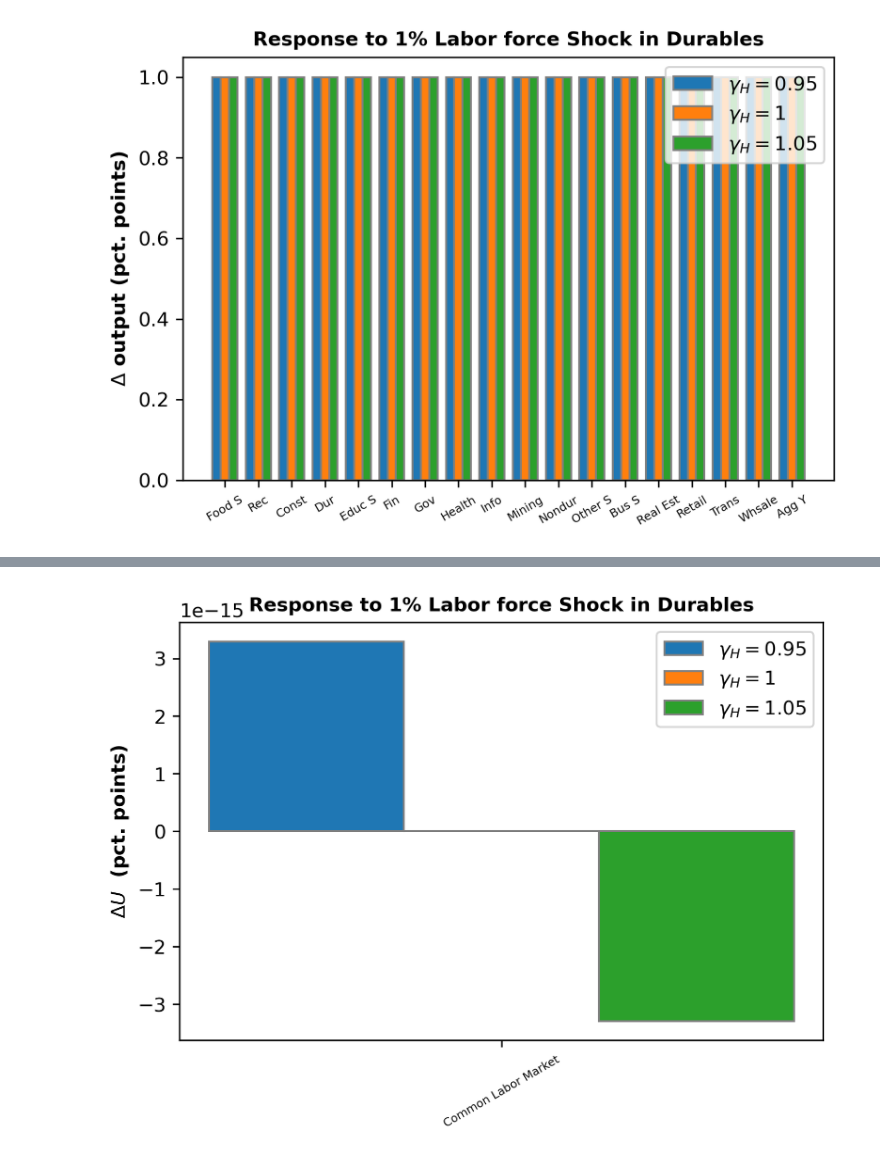
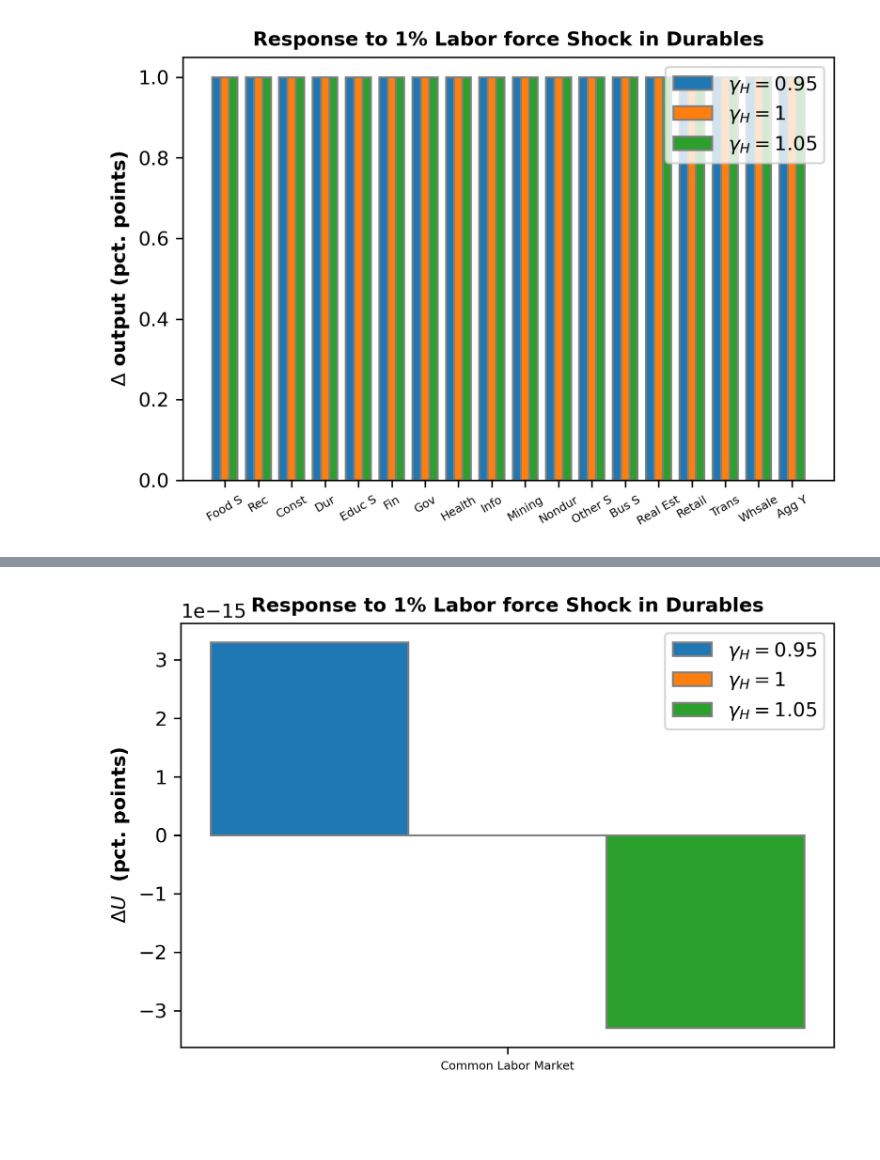
Before and after one commit to hs97/UnemploymentNetwork, a Jupyter notebook: new_code/calib1_single_occupation.ipynb, the cells around one changed output, grey strips where cells are left out. Drawn from its saved outputs; the diff is of its cells as text; code cells hidden in the pictures; blank space fills up the shorter version.

```diff
--- a/new_code/calib1_single_occupation.ipynb
+++ b/new_code/calib1_single_occupation.ipynb
@@ -257,8 +257,8 @@ bar_plot(100*occT_vec, occupation_names, title, xlab, ylab, labels, save_path, r
 # %%
 xlab = ''
 ylab = '$\Delta U$  (pct. points)'
-save_path = '../output/figures/durables_AshockU_occ1.png'
+save_path = '../output/figures/durables_HshockU_1occ.png'
 labels = ['$\gamma_{H} = 0.95$','$\gamma_{H} = 1$','$\gamma_{H} = 1.05$']
-bar_plot(100*occU_vec, occupation_names, title, xlab, ylab, labels, save_path, rotation=30, fontsize=10, barWidth = 0.25, dpi=300)
+bar_plot(100*occU_vec, occupation_names, title, xlab, ylab, labels, save_path, rotation=0, fontsize=10, barWidth = 0.25, dpi=300)
 # %% [output]
-[figure, old version]
+[figure, new version]
```
Also changed, not shown: parts of 4 cells of this notebook, 9 other files.
